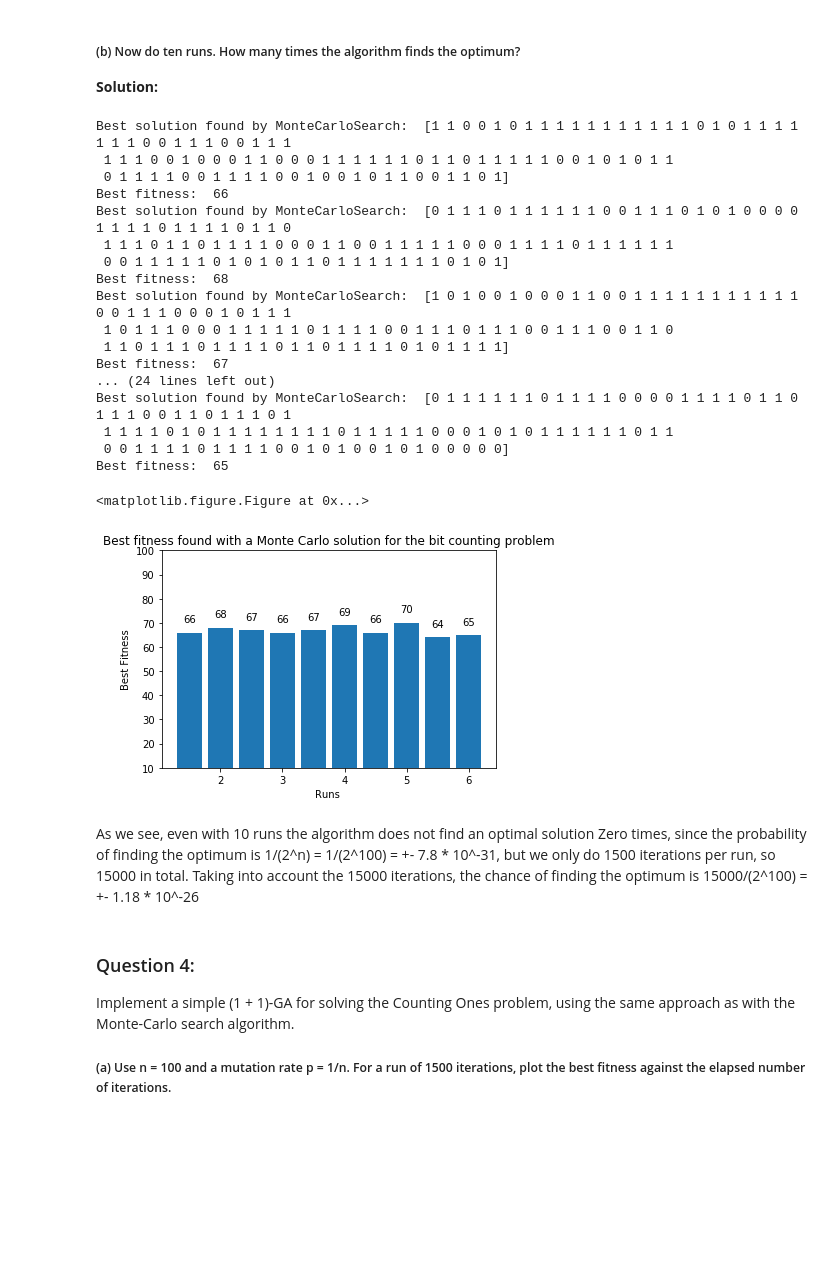
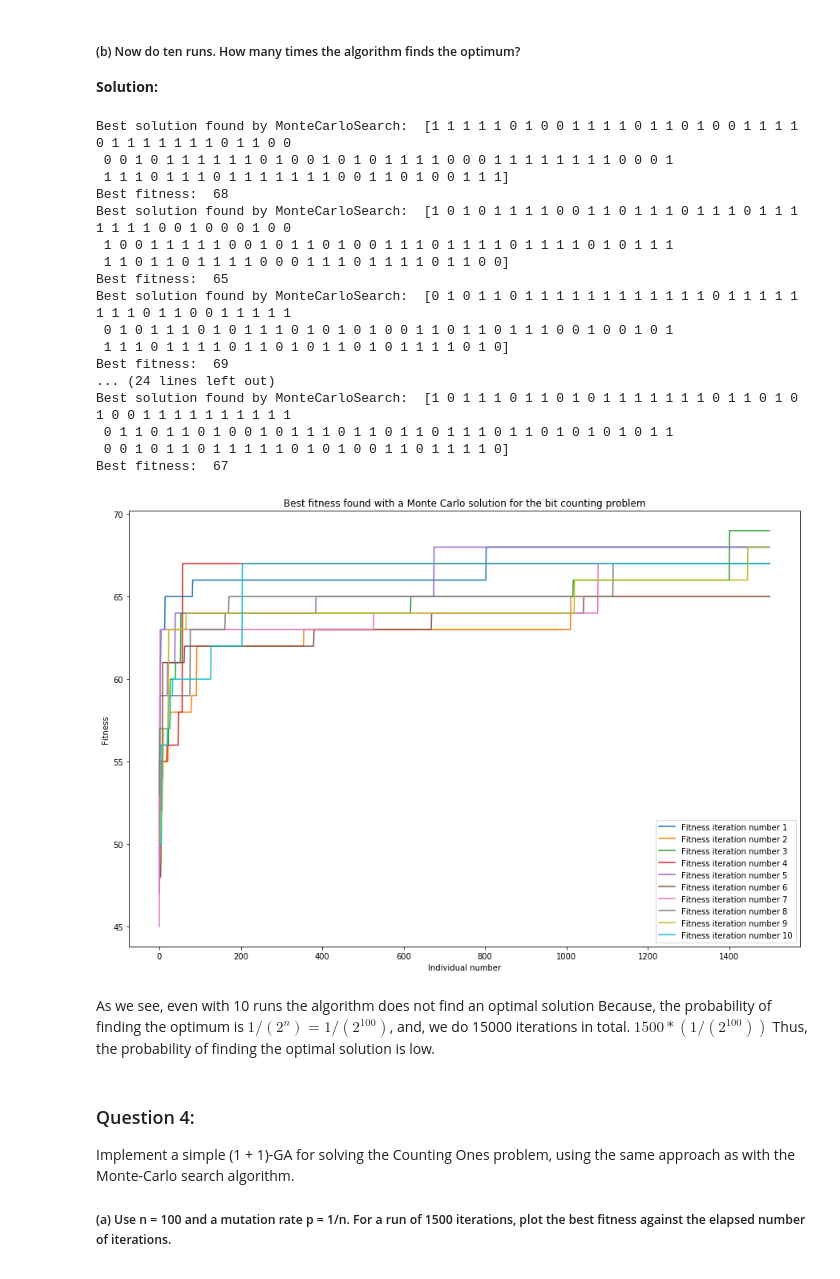
Before and after one commit to LucaParolo/NaturalComputingAssignments, a Jupyter notebook: Assignment 1/Ass1_Natural_computing.ipynb, the cells around one changed output. Cells and saved outputs as stored; diff of their text form; code cells hidden in the pictures; blank space fills up the shorter version.

```diff
--- a/Assignment 1/Ass1_Natural_computing.ipynb
+++ b/Assignment 1/Ass1_Natural_computing.ipynb
@@ -131,54 +132,39 @@ The result depends on whether you consider the result of every iteration a ‘fo
 
 **Solution:**
 # %%
-plt.figure(1,figsize=(13,8))
-fig, ax = plt.subplots()
-plt.xlabel("Runs ")
-plt.ylabel("Best Fitness")
+plt.figure(1,figsize=(15,10))
+plt.xlabel("Individual number")
+plt.ylabel("Fitness")
 plt.title("Best fitness found with a Monte Carlo solution for the bit counting problem")
-runs = range(1, 11)
-performance = []
-def autolabel(rects):
-    """
-    Attach a text label above each bar displaying its height
-    """
-    for rect in rects:
-        height = rect.get_height()
-        ax.text(rect.get_x() + rect.get_width()/2., 1.05*height,
-                '%d' % int(height),
-                ha='center', va='bottom')
-
 for i in range (1,11):
     to_plot=MonteCarloSearch(counting_ones, 100, 1500)
-    performance.append(max(to_plot))
-rects1 = ax.bar(runs, performance , align='center')
-ax.set_xticklabels(runs)
-plt.ylim(10, 100)
-autolabel(rects1)
+    legend="Fitness iteration number "+str(i)
+    plt.plot(to_plot,label=legend)
+plt.legend()
 plt.show()
 # %% [output]
-Best solution found by MonteCarloSearch:  [1 1 0 0 1 0 1 1 1 1 1 1 1 1 1 1 1 0 1 0 1 1 1 1 1 1 1 0 0 1 1 1 0 0 1 1 1
- 1 1 1 0 0 1 0 0 0 1 1 0 0 0 1 1 1 1 1 1 0 1 1 0 1 1 1 1 1 0 0 1 0 1 0 1 1
- 0 1 1 1 1 0 0 1 1 1 1 0 0 1 0 0 1 0 1 1 0 0 1 1 0 1]
-Best fitness:  66
-Best solution found by MonteCarloSearch:  [0 1 1 1 0 1 1 1 1 1 1 0 0 1 1 1 0 1 0 1 0 0 0 0 1 1 1 1 0 1 1 1 1 0 1 1 0
- 1 1 1 0 1 1 0 1 1 1 1 0 0 0 1 1 0 0 1 1 1 1 1 0 0 0 1 1 1 1 0 1 1 1 1 1 1
- 0 0 1 1 1 1 1 0 1 0 1 0 1 1 0 1 1 1 1 1 1 1 0 1 0 1]
+Best solution found by MonteCarloSearch:  [1 1 1 1 1 0 1 0 0 1 1 1 1 0 1 1 0 1 0 0 1 1 1 1 0 1 1 1 1 1 1 1 0 1 1 0 0
+ 0 0 1 0 1 1 1 1 1 1 0 1 0 0 1 0 1 0 1 1 1 1 0 0 0 1 1 1 1 1 1 1 1 0 0 0 1
+ 1 1 1 0 1 1 1 0 1 1 1 1 1 1 1 0 0 1 1 0 1 0 0 1 1 1]
 Best fitness:  68
-Best solution found by MonteCarloSearch:  [1 0 1 0 0 1 0 0 0 1 1 0 0 1 1 1 1 1 1 1 1 1 1 1 0 0 1 1 1 0 0 0 1 0 1 1 1
- 1 0 1 1 1 0 0 0 1 1 1 1 1 0 1 1 1 1 0 0 1 1 1 0 1 1 1 0 0 1 1 1 0 0 1 1 0
- 1 1 0 1 1 1 0 1 1 1 1 0 1 1 0 1 1 1 1 0 1 0 1 1 1 1]
+Best solution found by MonteCarloSearch:  [1 0 1 0 1 1 1 1 0 0 1 1 0 1 1 1 0 1 1 1 0 1 1 1 1 1 1 1 0 0 1 0 0 0 1 0 0
+ 1 0 0 1 1 1 1 1 0 0 1 0 1 1 0 1 0 0 1 1 1 0 1 1 1 1 0 1 1 1 1 0 1 0 1 1 1
+ 1 1 0 1 1 0 1 1 1 1 0 0 0 1 1 1 0 1 1 1 1 0 1 1 0 0]
+Best fitness:  65
+Best solution found by MonteCarloSearch:  [0 1 0 1 1 0 1 1 1 1 1 1 1 1 1 1 1 1 0 1 1 1 1 1 1 1 1 0 1 1 0 0 1 1 1 1 1
+ 0 1 0 1 1 1 0 1 0 1 1 1 0 1 0 1 0 1 0 0 1 1 0 1 1 0 1 1 1 0 0 1 0 0 1 0 1
+ 1 1 1 0 1 1 1 1 0 1 1 0 1 0 1 1 0 1 0 1 1 1 1 0 1 0]
+Best fitness:  69
+... (24 lines left out)
+Best solution found by MonteCarloSearch:  [1 0 1 1 1 0 1 1 0 1 0 1 1 1 1 1 1 1 0 1 1 0 1 0 1 0 0 1 1 1 1 1 1 1 1 1 1
+ 0 1 1 0 1 1 0 1 0 0 1 0 1 1 1 0 1 1 0 1 1 0 1 1 1 0 1 1 0 1 0 1 0 1 0 1 1
+ 0 0 1 0 1 1 0 1 1 1 1 1 0 1 0 1 0 0 1 1 0 1 1 1 1 0]
 Best fitness:  67
-... (24 lines left out)
-Best solution found by MonteCarloSearch:  [0 1 1 1 1 1 1 0 1 1 1 1 0 0 0 0 1 1 1 1 0 1 1 0 1 1 1 0 0 1 1 0 1 1 1 0 1
- 1 1 1 1 0 1 0 1 1 1 1 1 1 1 1 0 1 1 1 1 1 0 0 0 1 0 1 0 1 1 1 1 1 1 0 1 1
- 0 0 1 1 1 1 0 1 1 1 1 0 0 1 0 1 0 0 1 0 1 0 0 0 0 0]
-Best fitness:  65
-<matplotlib.figure.Figure at 0x...>
-[figure, old version]
+[figure, new version]
 # %% [markdown]
 As we see, even with 10 runs the algorithm does not find an optimal solution
-Zero times, since the probability of finding the optimum is 1/(2^n) = 1/(2^100) = +- 7.8 * 10^-31, but we only do 1500 iterations per run, so 15000 in total. Taking into account the 15000 iterations, the chance of finding the optimum is 15000/(2^100) = +- 1.18 * 10^-26
+Because, the probability of finding the optimum is $1/(2^n) = 1/(2^100)$,
+and, we do 15000 iterations in total. $1500 * (1/(2^100))$ Thus, the probability of finding the optimal solution is low.
 # %% [markdown]
 ###  Question 4:
 
```
Also changed, not shown: parts of 17 cells of this notebook, 1 other file.
